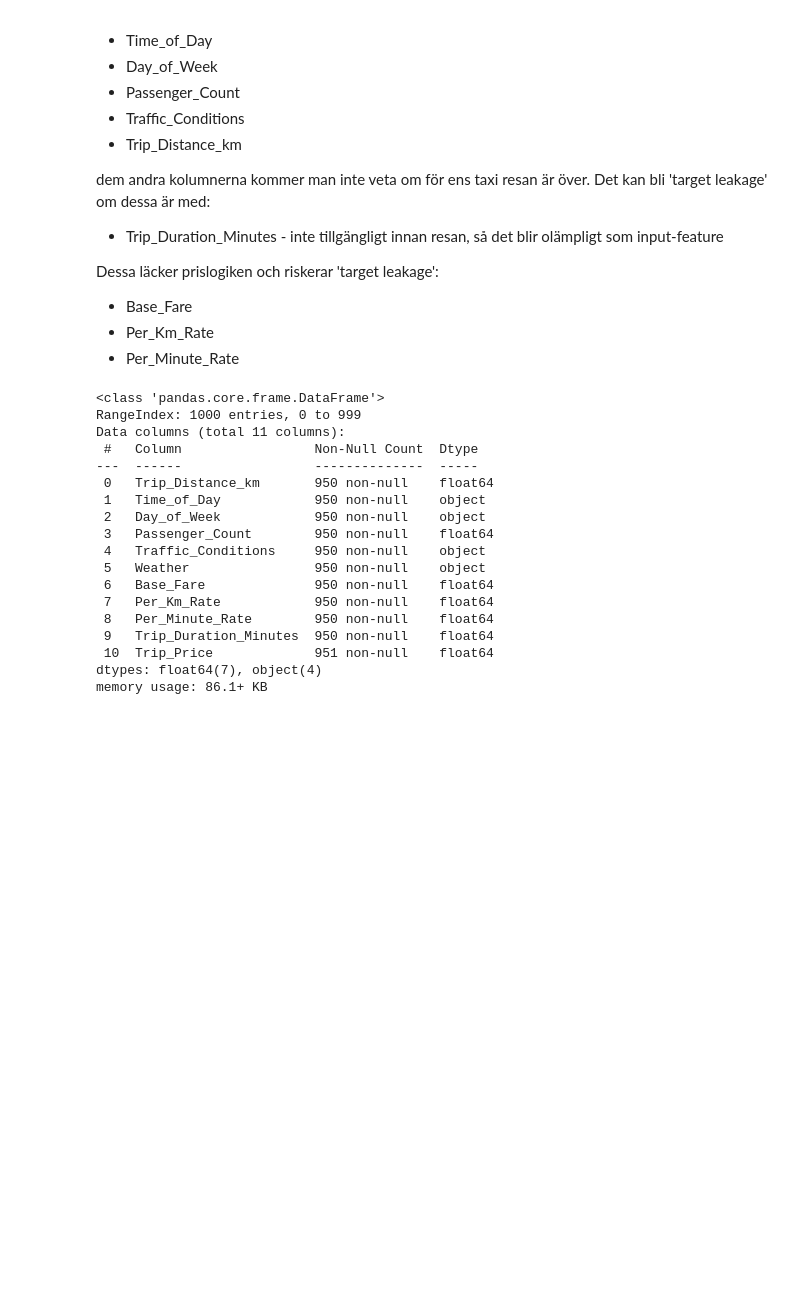
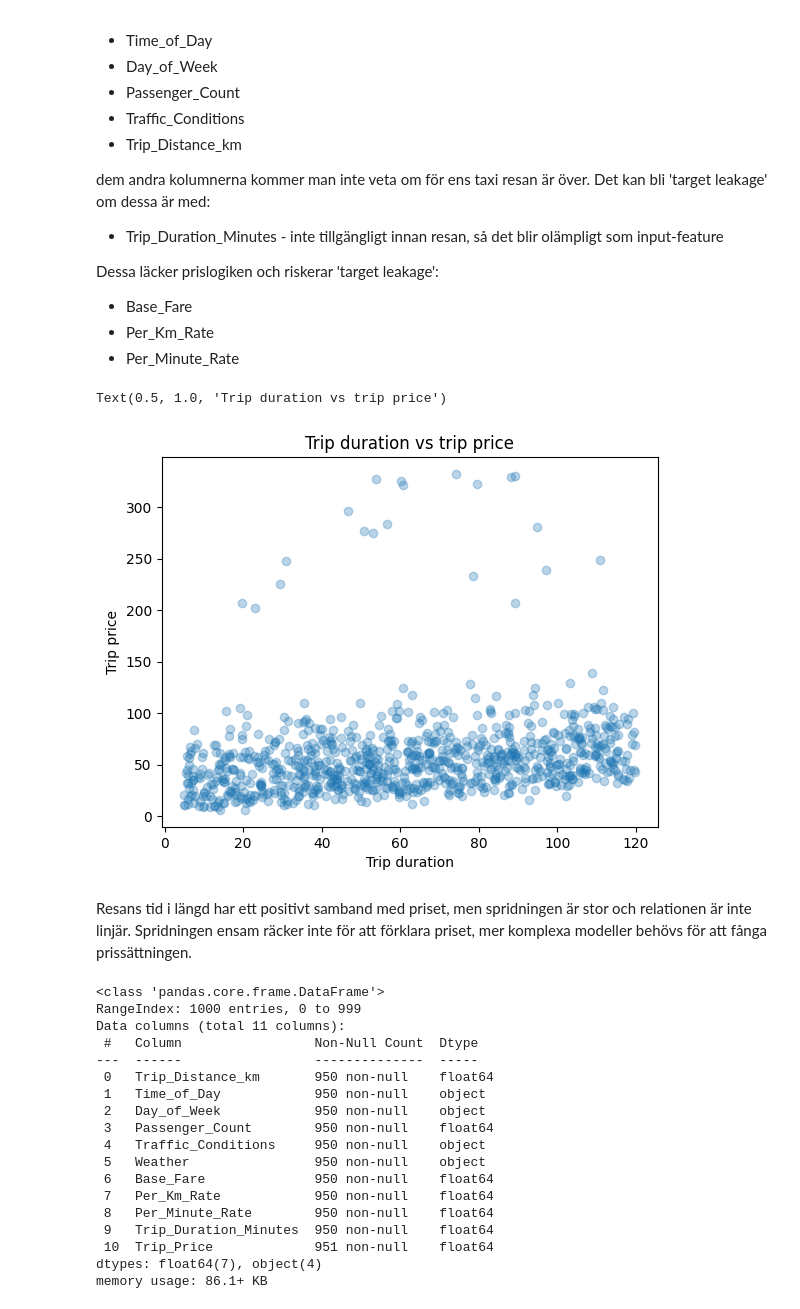
Before and after one commit to luckepucke6/taxi_prediction_fullstack_lucas_lindh, a Jupyter notebook: src/taxipred/model_development/eda.ipynb, the cells around one changed output. Drawn from its saved outputs; the diff is of its cells as text; code cells hidden in the pictures; blank space fills up the shorter version.

```diff
--- a/src/taxipred/model_development/eda.ipynb
+++ b/src/taxipred/model_development/eda.ipynb
@@ -77,6 +77,16 @@ Dessa läcker prislogiken och riskerar 'target leakage':
 - Base_Fare
 - Per_Km_Rate
 - Per_Minute_Rate
+# %%
+plt.scatter(df["Trip_Duration_Minutes"], df["Trip_Price"], alpha=0.3)
+plt.xlabel("Trip duration")
+plt.ylabel("Trip price")
+plt.title("Trip duration vs trip price")
+# %% [output]
+Text(0.5, 1.0, 'Trip duration vs trip price')
+[figure, added]
+# %% [markdown]
+Resans tid i längd har ett positivt samband med priset, men spridningen är stor och relationen är inte linjär. Spridningen ensam räcker inte för att förklara priset, mer komplexa modeller behövs för att fånga prissättningen.
 # %%
 df.info()
 # %% [output]
```
Also changed, not shown: parts of 17 cells of this notebook, 2 other files.
